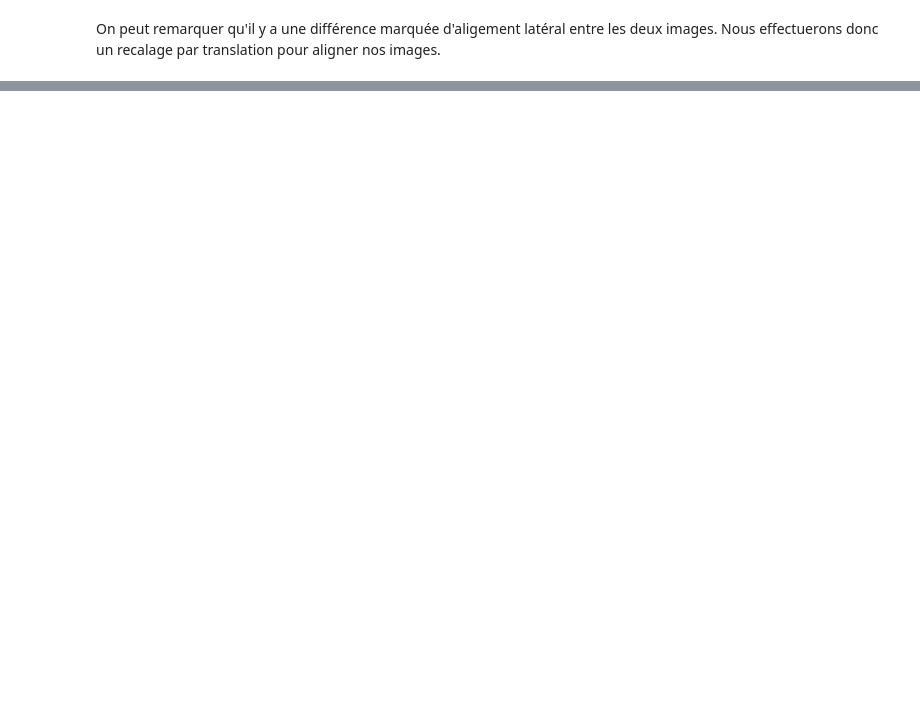
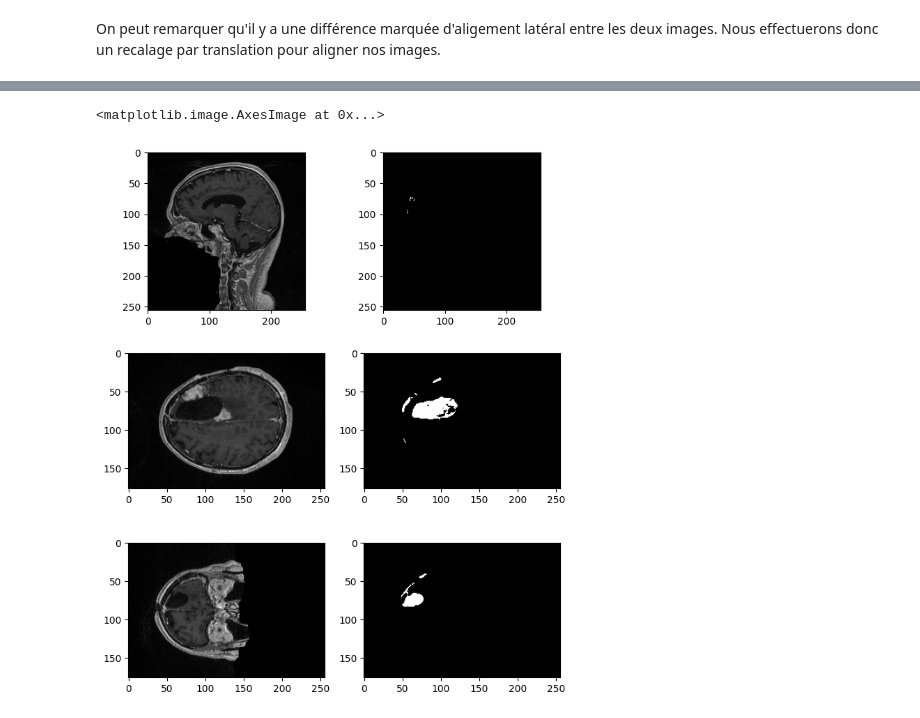
Before and after one commit to TALLEC-Scott/ITKVTK_PROJECT, a Jupyter notebook: Projet_ITK-VTK.ipynb, the cells around one changed output, grey strips where cells are left out. Drawn from its saved outputs; the diff is of its cells as text; code cells hidden in the pictures; blank space fills up the shorter version.

Commit message:
Step 2 - Segmentation added

```diff
--- a/Projet_ITK-VTK.ipynb
+++ b/Projet_ITK-VTK.ipynb
@@ -187,0 +198,16 @@ axes[2, 1].imshow(images_1_segmented[:, :, 50], cmap='gray')
+# %%
+smoothing = itk.CurvatureFlowImageFilter.New(Input=images_1)
+smoothing.SetNumberOfIterations(5)
+smoothing.SetTimeStep(0.125)
+smoothing.Update()
+
+images_1_smoothed = smoothing.GetOutput()
+
+smoothing = itk.CurvatureFlowImageFilter.New(Input=images_2_resampled)
+smoothing.SetNumberOfIterations(5)
+smoothing.SetTimeStep(0.125)
+smoothing.Update()
+
+images_2_smoothed = smoothing.GetOutput()
+
+images_1_smoothed.shape, images_2_smoothed.shape
@@ -187,0 +227,36 @@ axes[2, 1].imshow(images_1_segmented[:, :, 50], cmap='gray')
+# %%
+# Perform segmentation on images_1_smoothed
+ConnectedFilterType = itk.ConnectedThresholdImageFilter[itk.Image[itk.F,3], itk.Image[itk.F,3]]
+connectedThreshold = ConnectedFilterType.New()
+
+lower_threshold = 50.
+upper_threshold = 106.
+
+connectedThreshold.SetInput(images_1_smoothed)
+connectedThreshold.SetLower(lower_threshold)
+connectedThreshold.SetUpper(upper_threshold)
+connectedThreshold.SetReplaceValue(255)
+
+index = (100,64,68)
+connectedThreshold.SetSeed(index)
+seed_value = images_1_smoothed.GetPixel(index)
+
+connectedThreshold.Update()
+
+images_1_segmented = connectedThreshold.GetOutput()
+
+#for i in range(images_1_segmented.shape[0]):
+#    plt.imshow(images_1_segmented[i, :, :], cmap='gray')
+#    plt.axis('off')
+#    plt.show()
+
+fig, axes = plt.subplots(3, 2, figsize=(8, 10))
+axes[0, 0].imshow(images_1[100, :, :], cmap='gray')
+axes[0, 1].imshow(images_1_segmented[100, :, :], cmap='gray')
+axes[1, 0].imshow(images_1[:, 64, :], cmap='gray')
+axes[1, 1].imshow(images_1_segmented[:, 64, :], cmap='gray')
+axes[2, 0].imshow(images_1[:, :, 68], cmap='gray')
+axes[2, 1].imshow(images_1_segmented[:, :, 68], cmap='gray')
+# %% [output]
+<matplotlib.image.AxesImage at 0x...>
+[figure, added]
```
Also changed, not shown: parts of 21 cells of this notebook.
